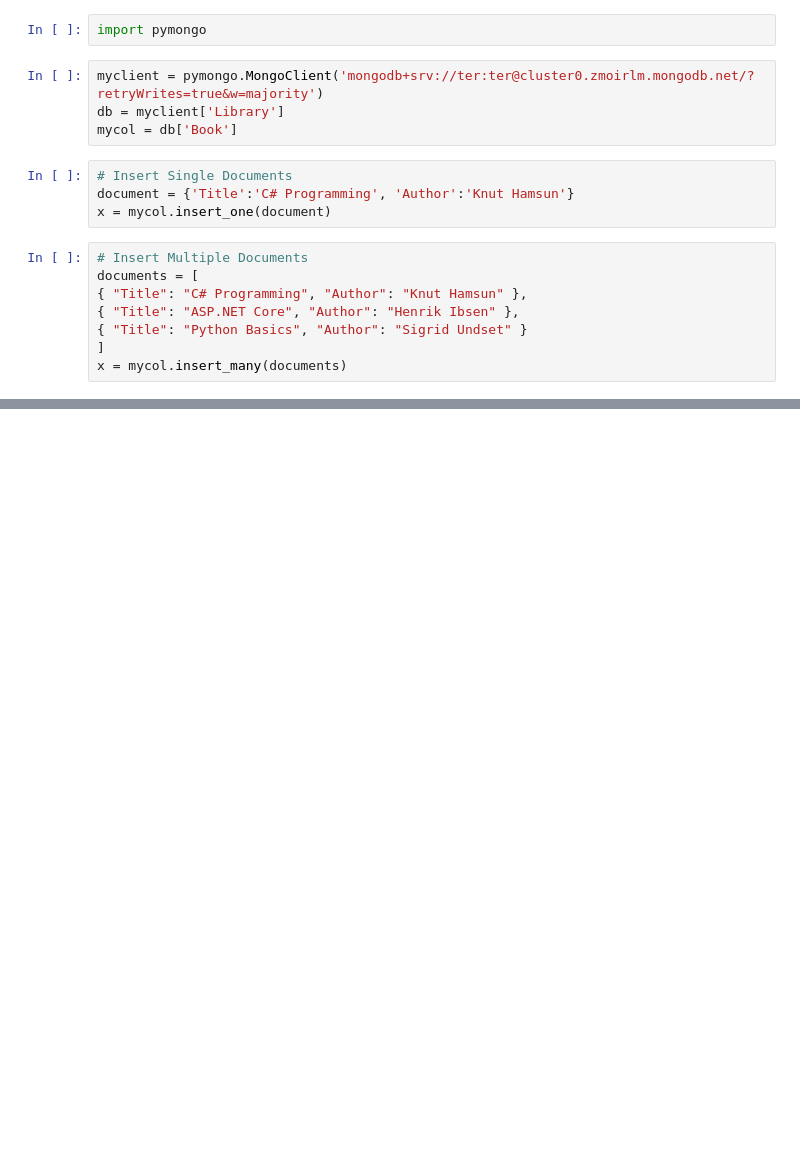
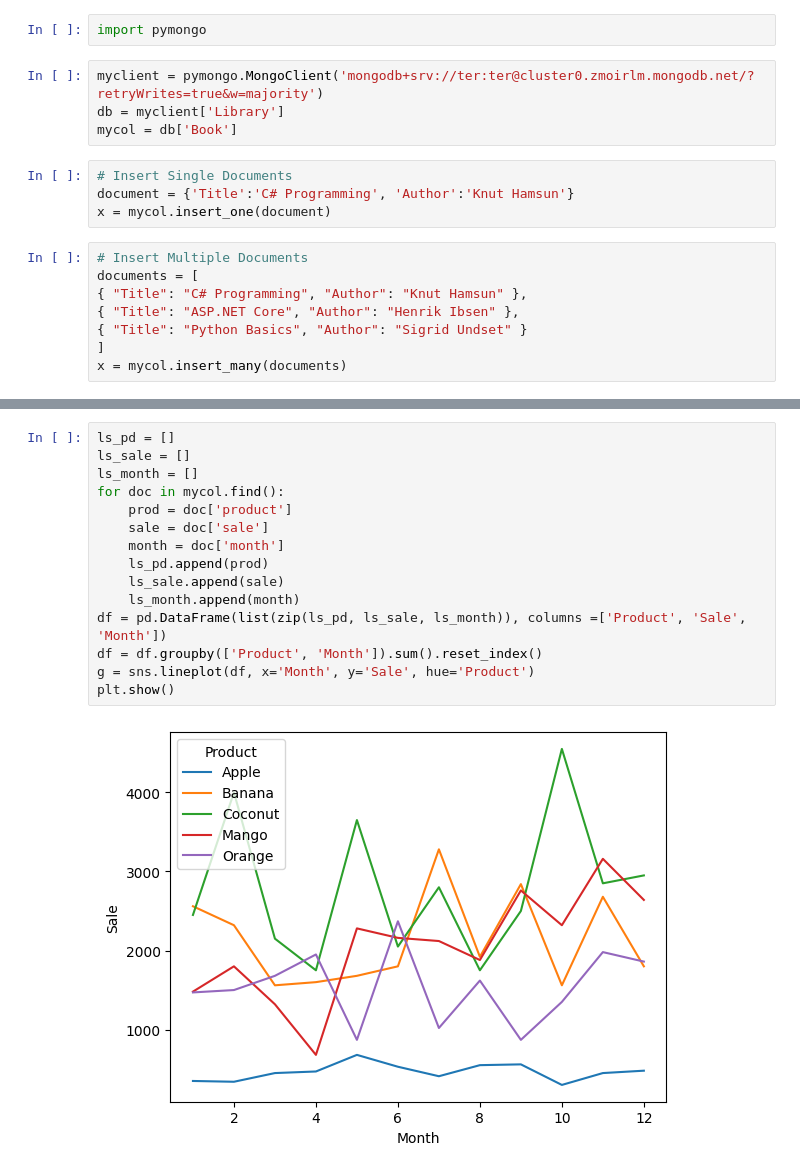
Before and after one commit to terjirapat/FruitStoreMongoDB-GUI, a Jupyter notebook: mongodb.ipynb, the cells around one changed output, grey strips where cells are left out. Saved outputs shown, nothing was run; the diff lists cells and outputs as text; blank space fills up the shorter version.

```diff
--- a/mongodb.ipynb
+++ b/mongodb.ipynb
@@ -119,0 +76,17 @@ for line in f:
+# %%
+ls_pd = []
+ls_sale = []
+ls_month = []
+for doc in mycol.find():
+    prod = doc['product']
+    sale = doc['sale']
+    month = doc['month']
+    ls_pd.append(prod)
+    ls_sale.append(sale)
+    ls_month.append(month)
+df = pd.DataFrame(list(zip(ls_pd, ls_sale, ls_month)), columns =['Product', 'Sale', 'Month'])
+df = df.groupby(['Product', 'Month']).sum().reset_index()
+g = sns.lineplot(df, x='Month', y='Sale', hue='Product')
+plt.show()
+# %% [output]
+[figure, added]
```
Also changed, not shown: parts of 9 cells of this notebook, 2 other files.
